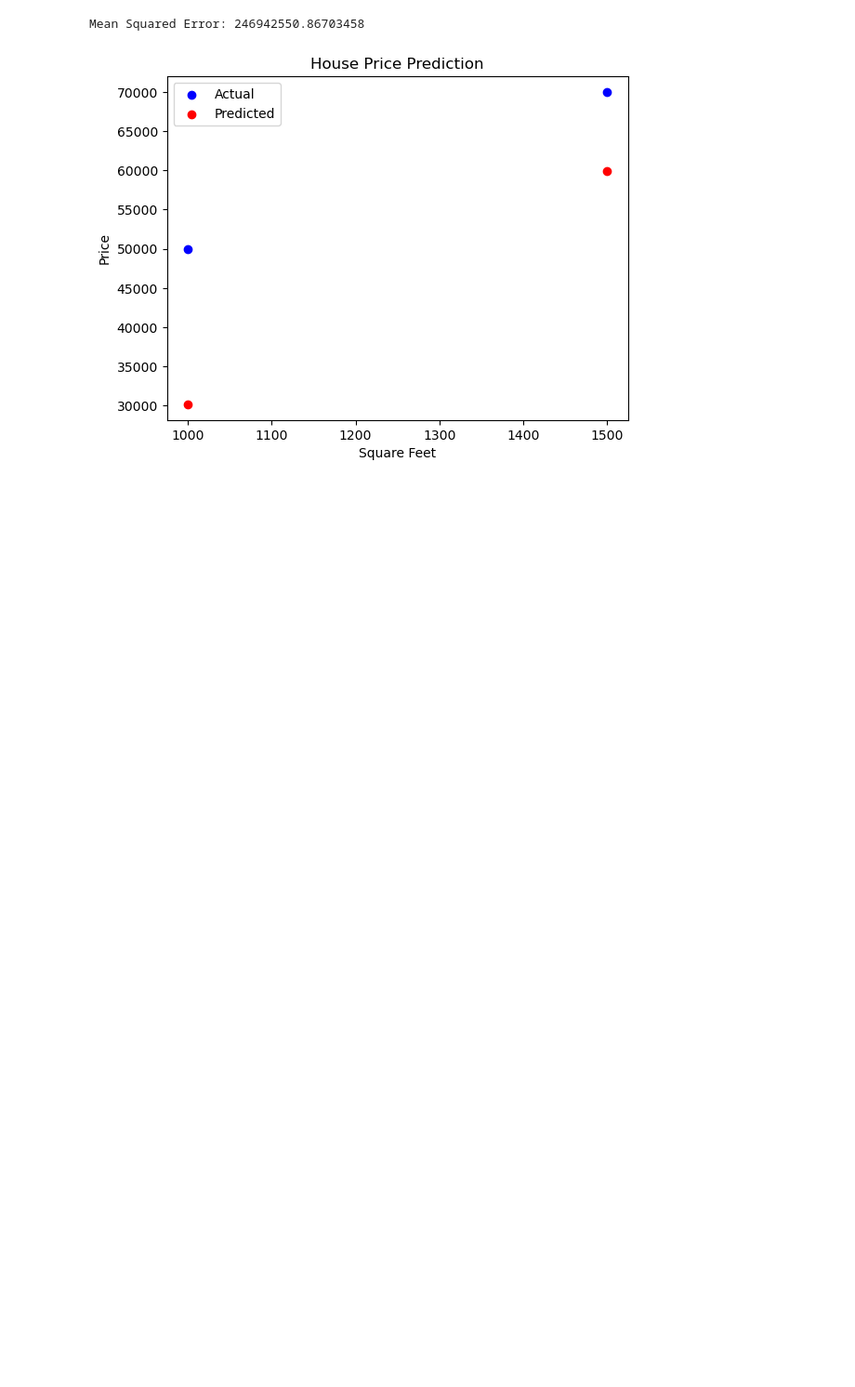
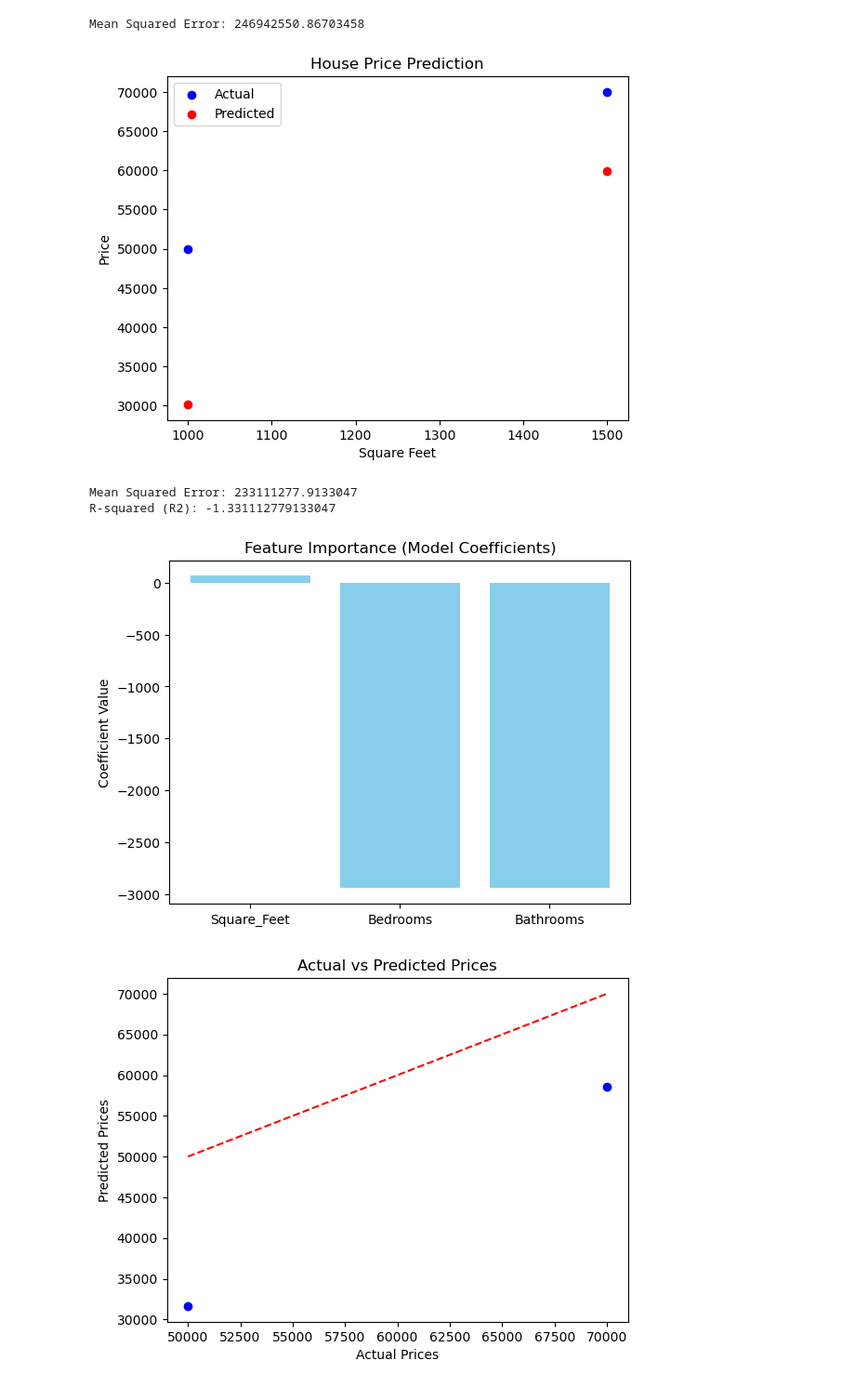
Before and after one commit to Krishnan0022/House-Price-Prediction-Linear-Regression-ML, a Jupyter notebook: HousePricePrediciton.ipynb, the cells around one changed output. Shown at 93% size. Saved outputs shown, nothing was run; the diff lists cells and outputs as text; code cells hidden in the pictures; blank space fills up the shorter version.

```diff
--- a/HousePricePrediciton.ipynb
+++ b/HousePricePrediciton.ipynb
@@ -47,3 +57,77 @@ plt.show()
 # %% [output]
 Mean Squared Error: 246942550.86703458
 [figure]
+# %%
+# Step 1: Import the necessary libraries
+# Import essential libraries for data handling, model building, and visualization
+import numpy as np
+import pandas as pd
+from sklearn.model_selection import train_test_split
+from sklearn.linear_model import LinearRegression
+from sklearn.metrics import mean_squared_error, r2_score
+import matplotlib.pyplot as plt
+import seaborn as sns
+
+# Step 2: Create a multi-feature dataset (House Prices)
+# Simulate a dataset with house attributes and corresponding prices
+data = {
+    'Square_Feet': [1000, 1500, 1800, 2400, 3000, 3500],
+    'Bedrooms': [2, 3, 3, 4, 4, 5],
+    'Bathrooms': [1, 2, 2, 3, 3, 4],
+    'Price': [50000, 70000, 80000, 110000, 150000, 180000]
+}
+
+# Step 3: Create a DataFrame
+# Convert the dataset into a structured DataFrame for analysis
+df = pd.DataFrame(data)
+
+# Step 4: Define the features (X) and target (y)
+# Separate the DataFrame into independent features (X) and the dependent variable (y)
+X = df[['Square_Feet', 'Bedrooms', 'Bathrooms']]  # Features
+y = df['Price']  # Target variable
+
+# Step 5: Split the dataset into training and testing sets
+# Use train_test_split to create training and testing datasets
+X_train, X_test, y_train, y_test = train_test_split(X, y, test_size=0.2, random_state=42)
+
+# Step 6: Create a linear regression model
+# Initialize the linear regression model
+model = LinearRegression()
+
+# Step 7: Train the model on the training data
+# Fit the linear regression model using the training data
+model.fit(X_train, y_train)
+
+# Step 8: Make predictions using the model
+# Use the trained model to predict the target variable for the testing set
+y_pred = model.predict(X_test)
+
+# Step 9: Evaluate the model
+# Calculate evaluation metrics for the model's performance
+mse = mean_squared_error(y_test, y_pred)
+r2 = r2_score(y_test, y_pred)
+print(f"Mean Squared Error: {mse}")
+print(f"R-squared (R2): {r2}")
+
+# Step 10: Visualize Feature Importance
+# Retrieve model coefficients to understand the impact of each feature
+coefficients = model.coef_
+features = X.columns
+plt.bar(features, coefficients, color='skyblue')
+plt.title('Feature Importance (Model Coefficients)')
+plt.ylabel('Coefficient Value')
+plt.show()
+
+# Step 11: Visualize Actual vs Predicted Prices
+# Plot actual vs predicted prices for visual performance analysis
+plt.scatter(y_test, y_pred, color='blue')
+plt.plot([min(y_test), max(y_test)], [min(y_test), max(y_test)], color='red', linestyle='--')  # Perfect prediction line
+plt.xlabel('Actual Prices')
+plt.ylabel('Predicted Prices')
+plt.title('Actual vs Predicted Prices')
+plt.show()
+# %% [output]
+Mean Squared Error: 233111277.9133047
+R-squared (R2): -1.331112779133047
+[figure, added]
+[figure, added]
```
Also changed, not shown: parts of 2 cells of this notebook.
